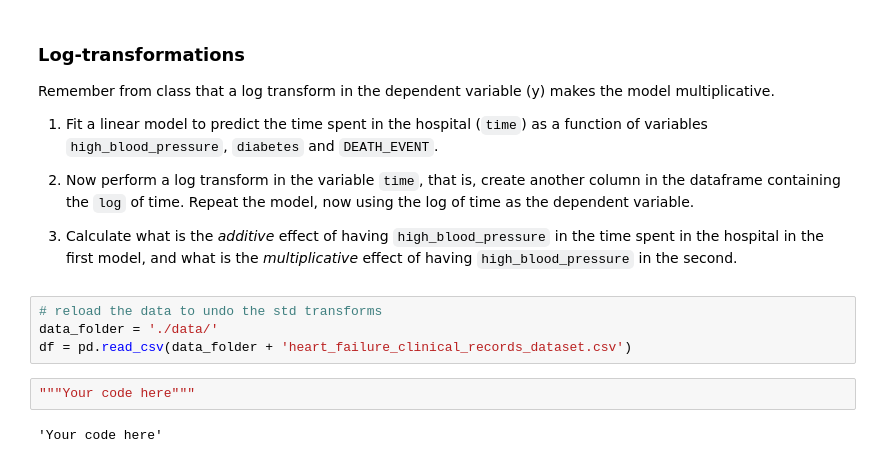
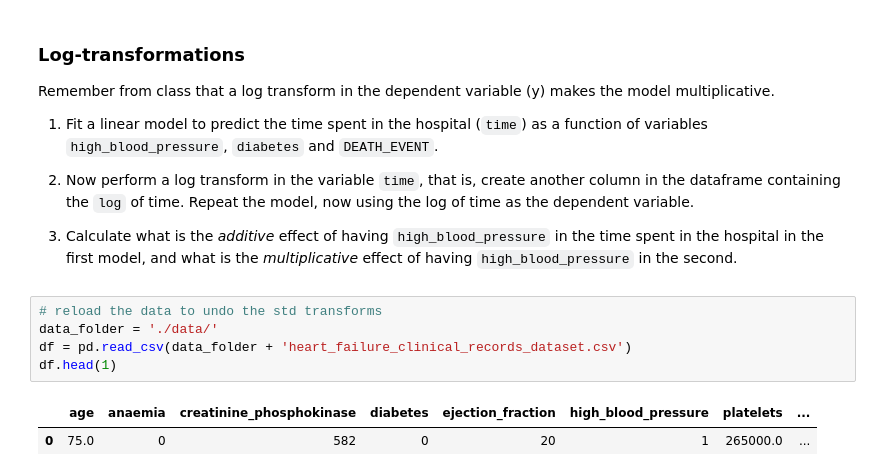
Before and after one commit to dbrantsc-8/Ada_2025, a Jupyter notebook: Exercises/04 - Regression analysis/Regression_analysis.ipynb, the cells around one changed output. Drawn from its saved outputs; the diff is of its cells as text.

```diff
--- a/Exercises/04 - Regression analysis/Regression_analysis.ipynb
+++ b/Exercises/04 - Regression analysis/Regression_analysis.ipynb
@@ -482,8 +482,8 @@ Remember from class that a log transform in the dependent variable (y) makes the
 # %%
 # reload the data to undo the std transforms
 data_folder = './data/'
 df = pd.read_csv(data_folder + 'heart_failure_clinical_records_dataset.csv')
+df.head(1)
+# %% [output]
+|  | age | anaemia | creatinine_phosphokinase | diabetes | ejection_fraction | high_blood_pressure | platelets | ... |
+| 0 | 75.0 | 0 | 582 | 0 | 20 | 1 | 265000.0 | ... |
-# %%
-"""Your code here"""
-# %% [output]
-'Your code here'
```
Also changed, not shown: parts of 2 cells of this notebook.
